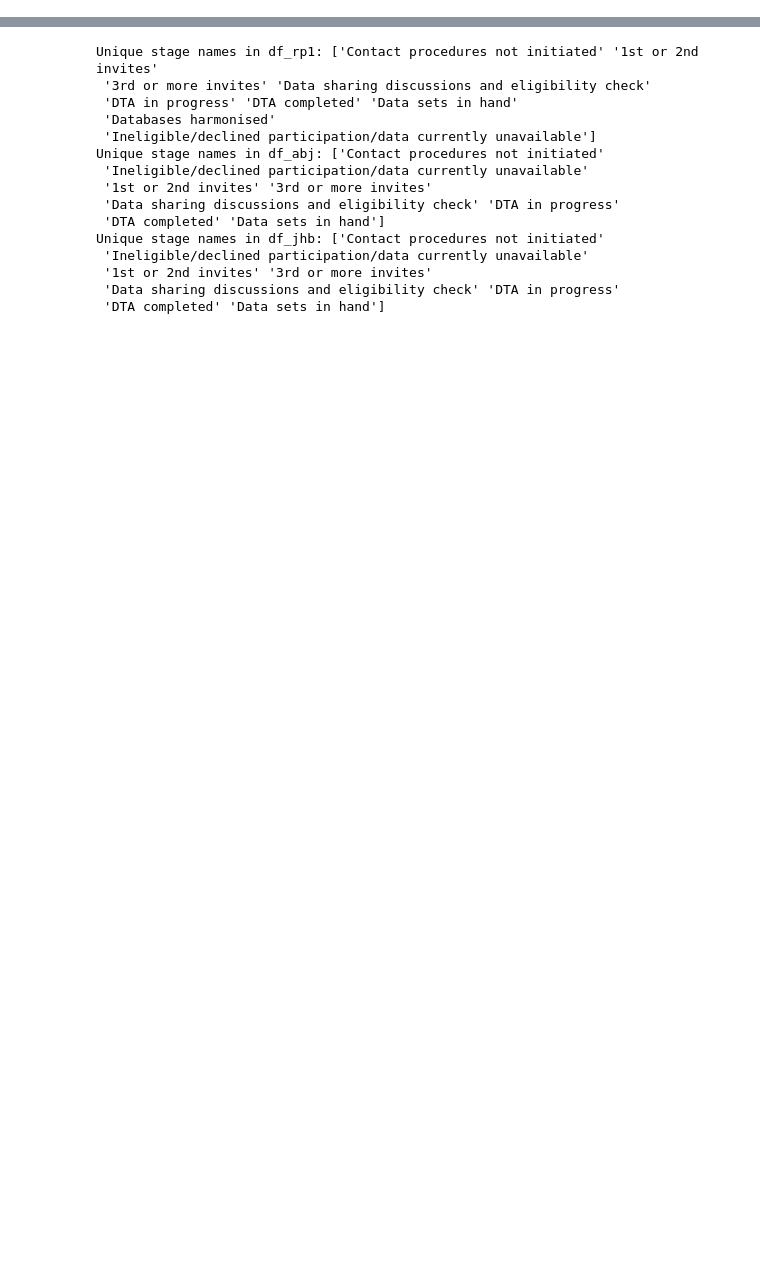
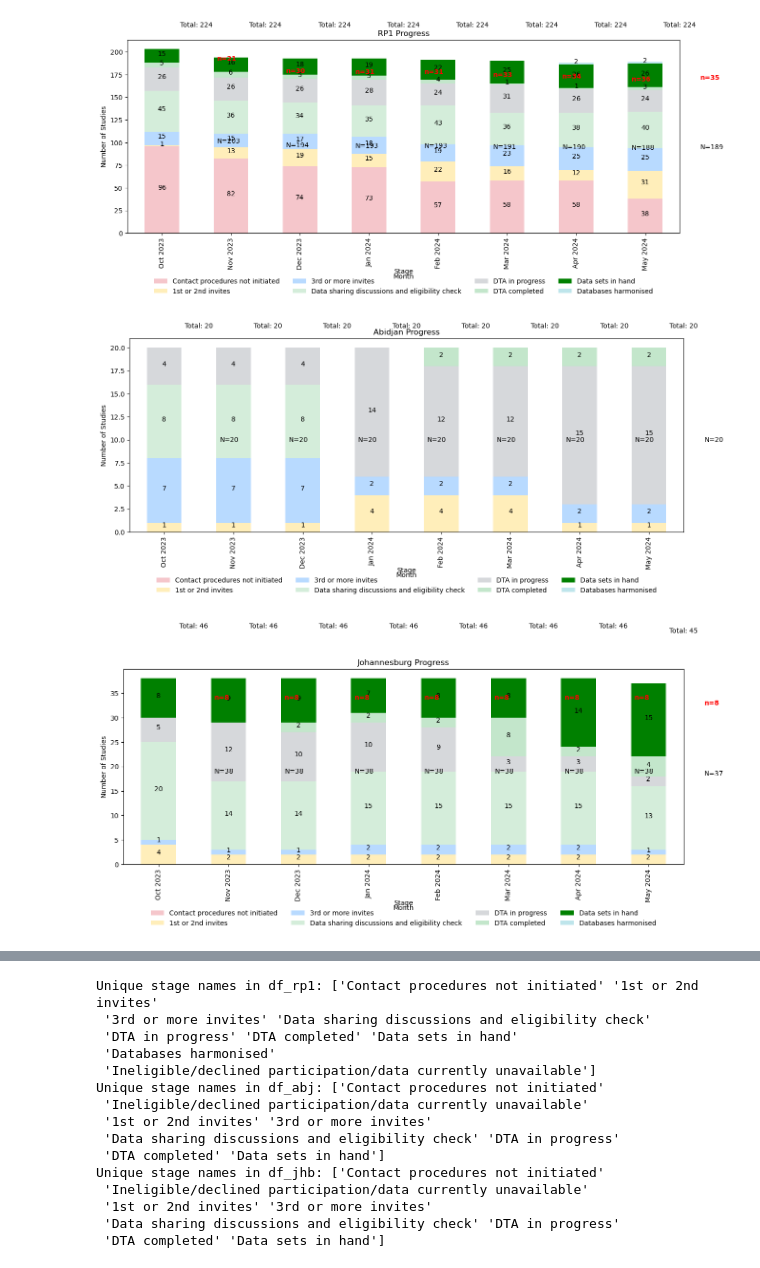
Before and after one commit to Logic06183/Heat_Project, a Jupyter notebook: RP2_report_0425.ipynb, the cells around one changed output, grey strips where cells are left out. Cells and saved outputs as stored; diff of their text form; code cells hidden in the pictures; blank space fills up the shorter version.

```diff
--- a/RP2_report_0425.ipynb
+++ b/RP2_report_0425.ipynb
@@ -203,0 +325,49 @@ There are differences in the stage names across the dataframes.
+# %%
+# Function to plot the stacked bar chart
+def plot_stacked_bar_chart(df, title, last_n_months=8, color_map=None, stage_order=None):
+    df = df.set_index('Stage').reindex(stage_order).reset_index()
+    stages_df = df[~df['Stage'].str.contains("Total")]
+    transposed_df = stages_df.set_index('Stage').transpose()
+    transposed_df = transposed_df.iloc[-last_n_months:]
+
+    # Exclude 'Ineligible/declined participation/data currently unavailable' from the plot
+    plot_df = transposed_df.drop(columns=['Ineligible/declined participation/data currently unavailable'], errors='ignore')
+
+    fig, ax = plt.subplots(figsize=(15, 7))
+    bars = plot_df.plot(kind='bar', stacked=True, ax=ax, color=[color_map.get(x, '#333333') for x in stage_order if x in plot_df.columns])
+
+    for bar in bars.containers:
+        labels = [f'{v.get_height():.0f}' if v.get_height() != 0 else '' for v in bar]
+        ax.bar_label(bar, labels=labels, label_type='center', padding=3)
+
+    for i, month in enumerate(transposed_df.index):
+        month_data = transposed_df.loc[month]
+        cumulative_height = float(month_data.drop('Ineligible/declined participation/data currently unavailable', errors='ignore').sum())
+        total_height = float(month_data.sum())
+        excluded_height = float(month_data.get('Ineligible/declined participation/data currently unavailable', 0))
+
+        x_position = i + 0.5
+        # Place the N= label to the right of each stack
+        ax.text(x_position + 0.3, cumulative_height / 2, f"N={cumulative_height:.0f}", ha='left', va='center')
+        # Place the Total= label on top of each stack
+        ax.text(x_position, total_height + 2, f'Total: {total_height:.0f}', ha='center', va='bottom')
+        if excluded_height > 0:
+            # Place the n= (excluded studies) label to the right of each stack
+            ax.text(x_position + 0.3, cumulative_height - (excluded_height / 2), f"n={excluded_height:.0f}", ha='left', va='center', color='red', fontsize=10, fontweight='bold')
+
+    ax.set_xticklabels([x.strftime('%b %Y') for x in transposed_df.index])
+    ax.legend(title='Stage', loc='upper center', bbox_to_anchor=(0.5, -0.15), ncol=len(stage_order)//2, frameon=False)
+    plt.subplots_adjust(bottom=0.3)
+    ax.set_title(title)
+    ax.set_xlabel('Month')
+    ax.set_ylabel('Number of Studies')
+    plt.show()
+
+# Plot for each DataFrame
+plot_stacked_bar_chart(df_rp1, 'RP1 Progress', last_n_months=8, color_map=color_map, stage_order=stage_order)
+plot_stacked_bar_chart(df_abj, 'Abidjan Progress', last_n_months=8, color_map=color_map, stage_order=stage_order)
+plot_stacked_bar_chart(df_jhb, 'Johannesburg Progress', last_n_months=8, color_map=color_map, stage_order=stage_order)
+# %% [output]
+[figure, added]
+[figure, added]
+[figure, added]
```
Also changed, not shown: parts of 12 cells of this notebook.
